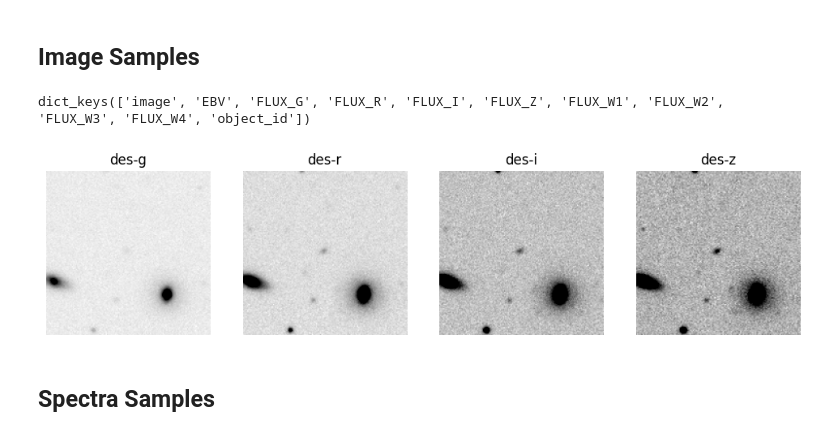
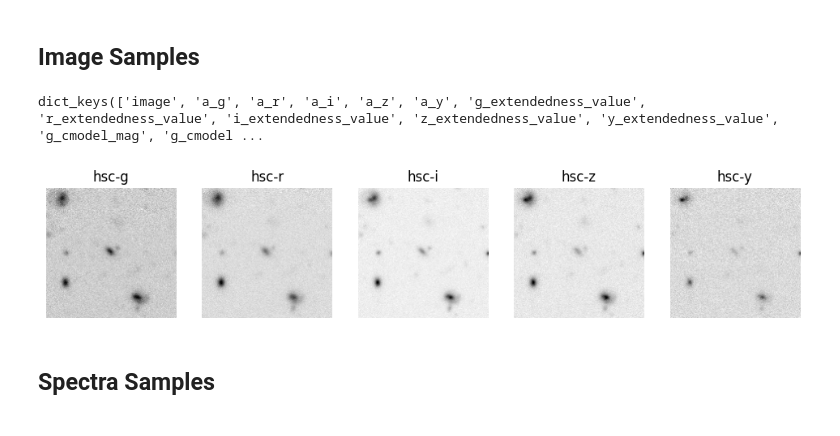
Before and after one commit to MultimodalUniverse/MultimodalUniverse, a Jupyter notebook: notebooks/getting_started.ipynb, the cells around one changed output. Drawn from its saved outputs; the diff is of its cells as text; code cells hidden in the pictures.

```diff
--- a/notebooks/getting_started.ipynb
+++ b/notebooks/getting_started.ipynb
@@ -41,27 +41,27 @@ Populating the interactive namespace from numpy and matplotlib
 # %% [markdown]
 ## Image Samples
 # %%
-dset_ls = load_dataset("MultimodalUniverse/legacysurvey",
+dset_hsc = load_dataset("MultimodalUniverse/hsc",
                        streaming=True,
                        split='train')
-dset_ls = dset_ls.with_format("numpy")
-dset_iterator = iter(dset_ls)
+dset_hsc = dset_hsc.with_format("numpy")
+dset_iterator = iter(dset_hsc)
 # %%
 example = next(dset_iterator)
 # %%
 # Let's inspect what is contained in an example
 example.keys()
 # %% [output]
-dict_keys(['image', 'EBV', 'FLUX_G', 'FLUX_R', 'FLUX_I', 'FLUX_Z', 'FLUX_W1', 'FLUX_W2', 'FLUX_W3', 'FLUX_W4', 'object_id'])
+dict_keys(['image', 'a_g', 'a_r', 'a_i', 'a_z', 'a_y', 'g_extendedness_value', 'r_extendedness_value', 'i_extendedness_value', 'z_extendedness_value', 'y_extendedness_value', 'g_cmodel_mag', 'g_cmodel ...
 # %%
-figure(figsize=(12,4))
-for i,b in enumerate(example['image']['flux']):
-  subplot(1,4,i+1)
+figure(figsize=(12,5))
+for i,b in enumerate(example['image']['band']):
+  subplot(1,5,i+1)
   title(f'{b}')
-  imshow(example['image']['array'][i],vmax=0.1, cmap='gray_r')
+  imshow(example['image']['flux'][i], cmap='gray_r')
   axis('off')
 # %% [output]
-[figure, old version]
+[figure, new version]
 # %% [markdown]
 ## Spectra Samples
 # %%
```
